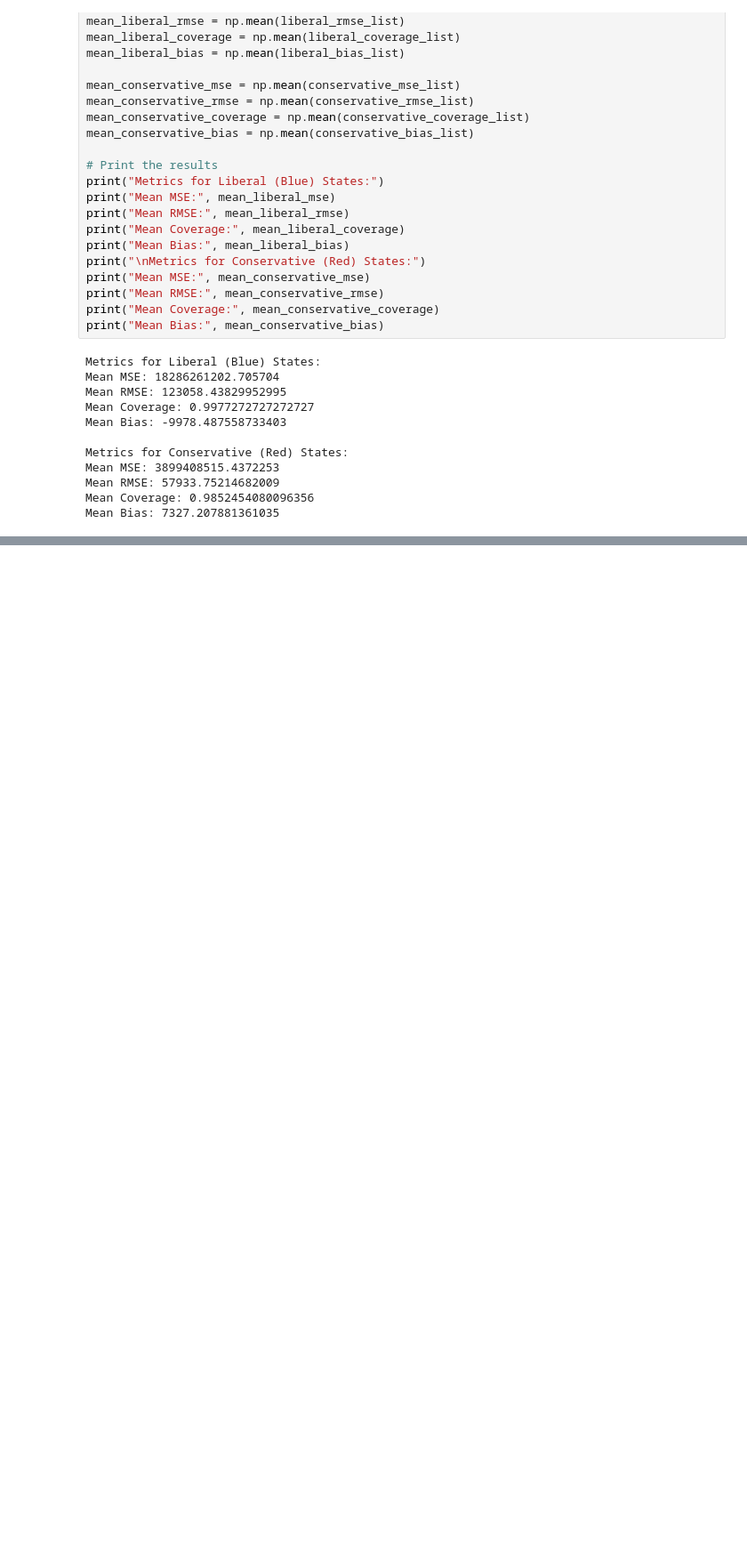
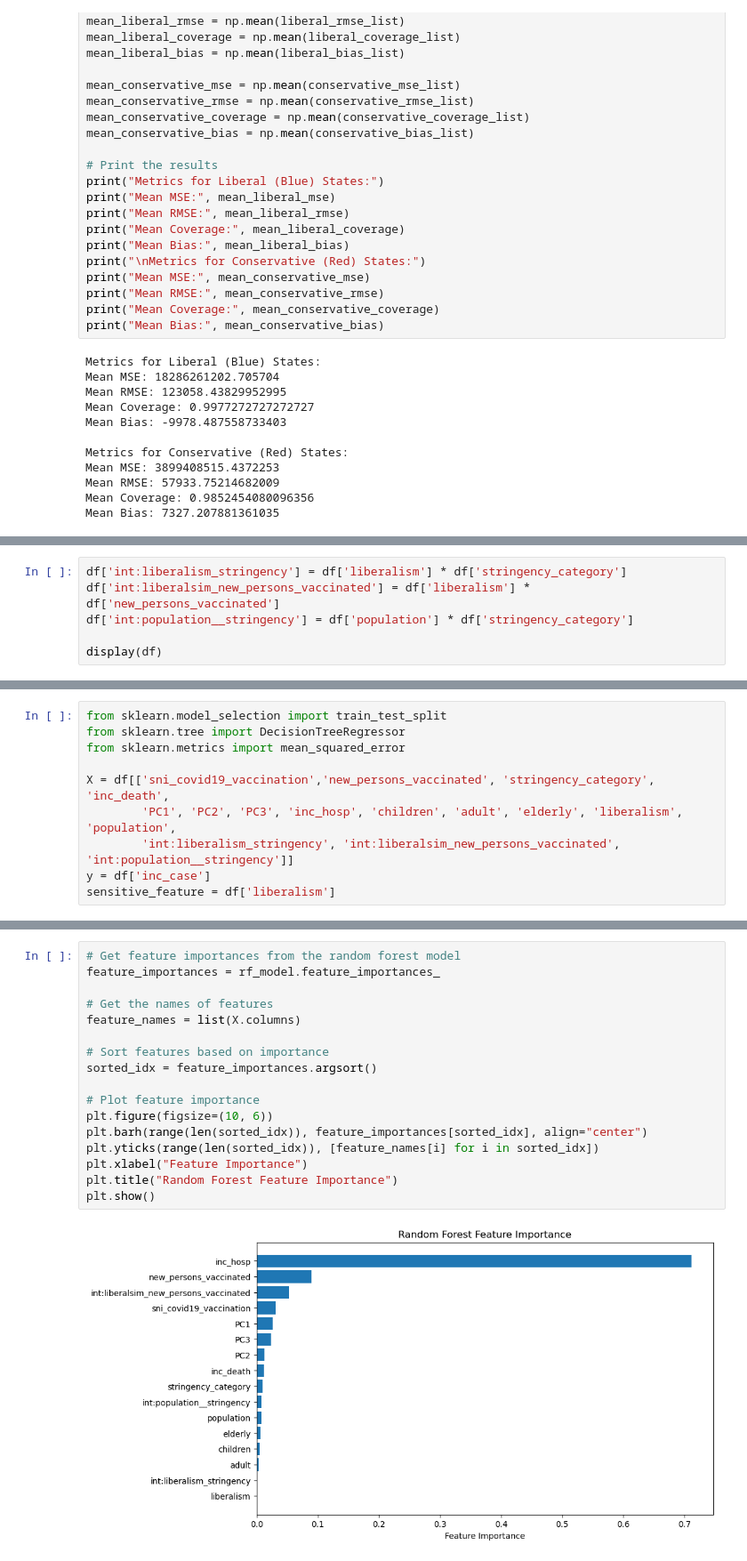
Before and after one commit to eunjeongc/covcast, a Jupyter notebook: Identifying and Mitigating Bias.ipynb, the cells around one changed output, grey strips where cells are left out. Shown: that part at 89% size. Cells and saved outputs as stored; diff of their text form; blank space fills up the shorter version.

```diff
--- a/Identifying and Mitigating Bias.ipynb
+++ b/Identifying and Mitigating Bias.ipynb
@@ -705,0 +743,6 @@ Disparate Impact (DI) Ratio (Bias): -0.7343004476613386
+# %%
+df['int:liberalism_stringency'] = df['liberalism'] * df['stringency_category']
+df['int:liberalsim_new_persons_vaccinated'] = df['liberalism'] * df['new_persons_vaccinated']
+df['int:population__stringency'] = df['population'] * df['stringency_category']
+
+display(df)
@@ -705,0 +765,10 @@ Disparate Impact (DI) Ratio (Bias): -0.7343004476613386
+# %%
+from sklearn.model_selection import train_test_split
+from sklearn.tree import DecisionTreeRegressor
+from sklearn.metrics import mean_squared_error
+
+X = df[['sni_covid19_vaccination','new_persons_vaccinated', 'stringency_category', 'inc_death',
+        'PC1', 'PC2', 'PC3', 'inc_hosp', 'children', 'adult', 'elderly', 'liberalism', 'population',
+        'int:liberalism_stringency', 'int:liberalsim_new_persons_vaccinated', 'int:population__stringency']]
+y = df['inc_case']
+sensitive_feature = df['liberalism']
@@ -705,0 +939,19 @@ Disparate Impact (DI) Ratio (Bias): -0.7343004476613386
+# %%
+# Get feature importances from the random forest model
+feature_importances = rf_model.feature_importances_
+
+# Get the names of features
+feature_names = list(X.columns)
+
+# Sort features based on importance
+sorted_idx = feature_importances.argsort()
+
+# Plot feature importance
+plt.figure(figsize=(10, 6))
+plt.barh(range(len(sorted_idx)), feature_importances[sorted_idx], align="center")
+plt.yticks(range(len(sorted_idx)), [feature_names[i] for i in sorted_idx])
+plt.xlabel("Feature Importance")
+plt.title("Random Forest Feature Importance")
+plt.show()
+# %% [output]
+[figure, added]
```
Also changed, not shown: parts of 39 cells of this notebook, 2 other files.
